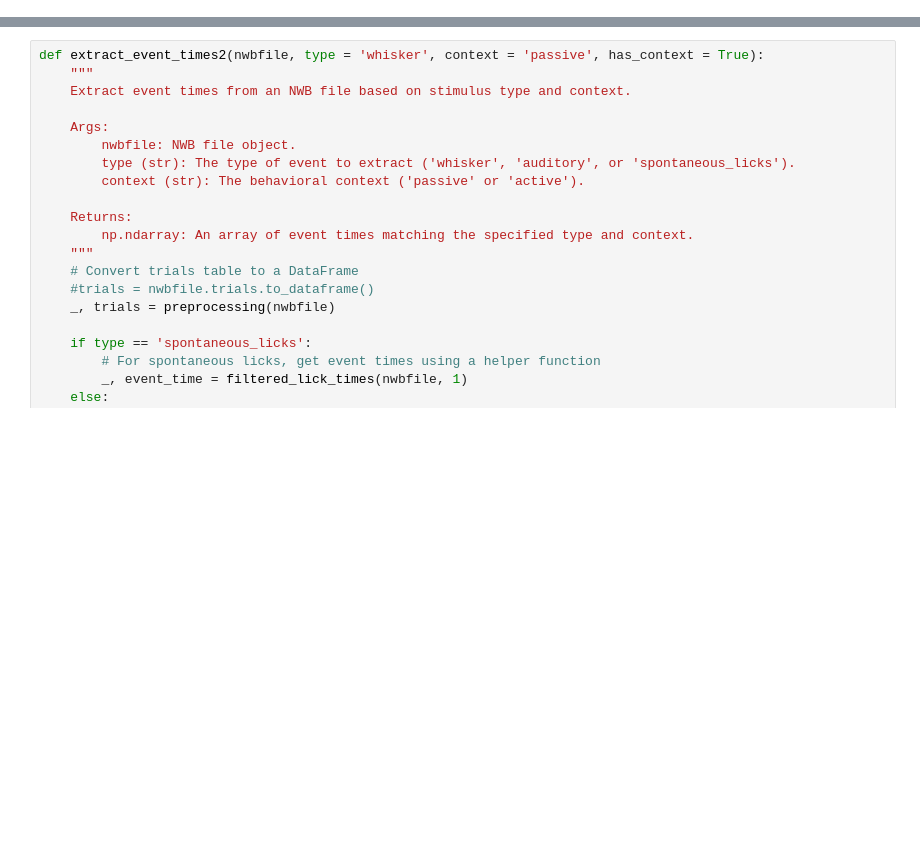
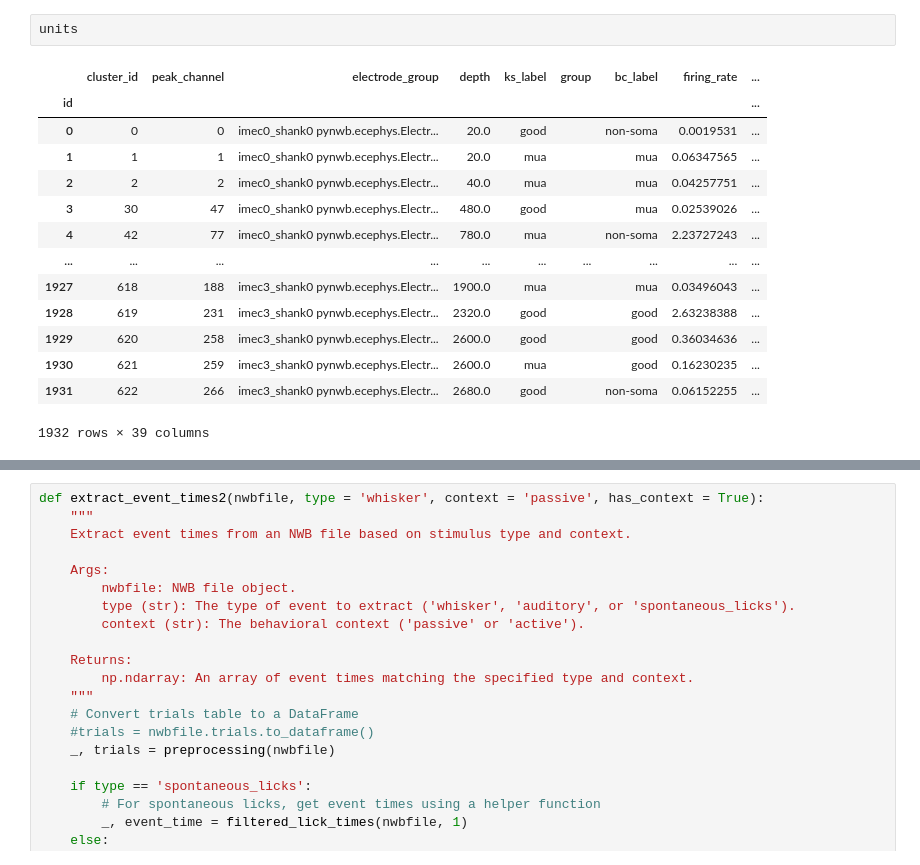
Before and after one commit to shrinidhivelan/Selectivity-Semester-project, a Jupyter notebook: Notebooks/1_Selectivity_dataframe.ipynb, the cells around one changed output, grey strips where cells are left out. Cells and saved outputs as stored; diff of their text form; blank space fills up the shorter version.

```diff
--- a/Notebooks/1_Selectivity_dataframe.ipynb
+++ b/Notebooks/1_Selectivity_dataframe.ipynb
@@ -43,3 +43,20 @@ trials = nwbfile.trials.to_dataframe()
 
 pd.set_option('display.max_columns', None)  # Show all columns
 pd.set_option('display.max_rows', 10)  # Show all columns
+# %%
+units
+# %% [output]
+|  | cluster_id | peak_channel | electrode_group | depth | ks_label | group | bc_label | firing_rate | ... |
+| id |  |  |  |  |  |  |  |  | ... |
+| 0 | 0 | 0 | imec0_shank0 pynwb.ecephys.Electr... | 20.0 | good |  | non-soma | 0.0019531 | ... |
+| 1 | 1 | 1 | imec0_shank0 pynwb.ecephys.Electr... | 20.0 | mua |  | mua | 0.06347565 | ... |
+| 2 | 2 | 2 | imec0_shank0 pynwb.ecephys.Electr... | 40.0 | mua |  | mua | 0.04257751 | ... |
+| 3 | 30 | 47 | imec0_shank0 pynwb.ecephys.Electr... | 480.0 | good |  | mua | 0.02539026 | ... |
+| 4 | 42 | 77 | imec0_shank0 pynwb.ecephys.Electr... | 780.0 | mua |  | non-soma | 2.23727243 | ... |
+| ... | ... | ... | ... | ... | ... | ... | ... | ... | ... |
+| 1927 | 618 | 188 | imec3_shank0 pynwb.ecephys.Electr... | 1900.0 | mua |  | mua | 0.03496043 | ... |
+| 1928 | 619 | 231 | imec3_shank0 pynwb.ecephys.Electr... | 2320.0 | good |  | good | 2.63238388 | ... |
+| 1929 | 620 | 258 | imec3_shank0 pynwb.ecephys.Electr... | 2600.0 | good |  | good | 0.36034636 | ... |
+| 1930 | 621 | 259 | imec3_shank0 pynwb.ecephys.Electr... | 2600.0 | mua |  | good | 0.16230235 | ... |
+| 1931 | 622 | 266 | imec3_shank0 pynwb.ecephys.Electr... | 2680.0 | good |  | non-soma | 0.06152255 | ... |
+1932 rows × 39 columns
```
Also changed, not shown: parts of 3 cells of this notebook, 9 other files.
